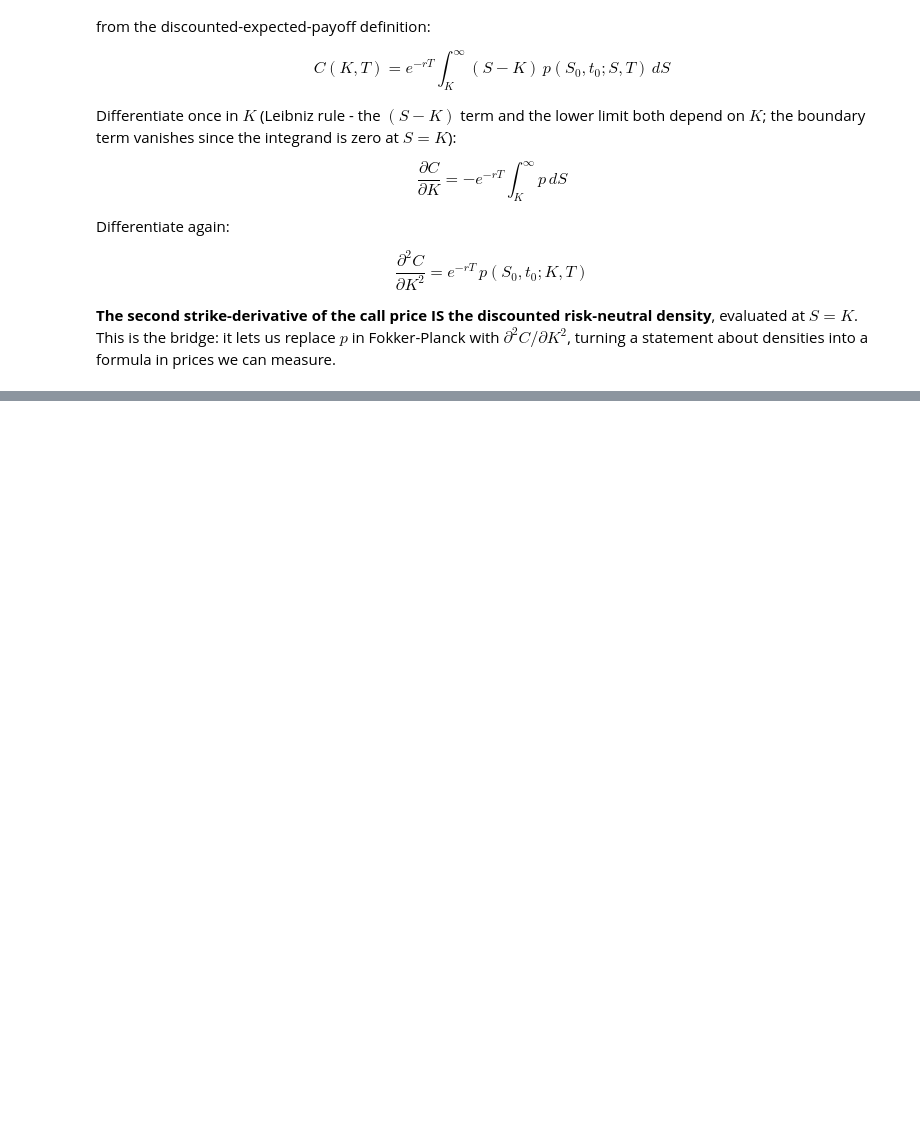
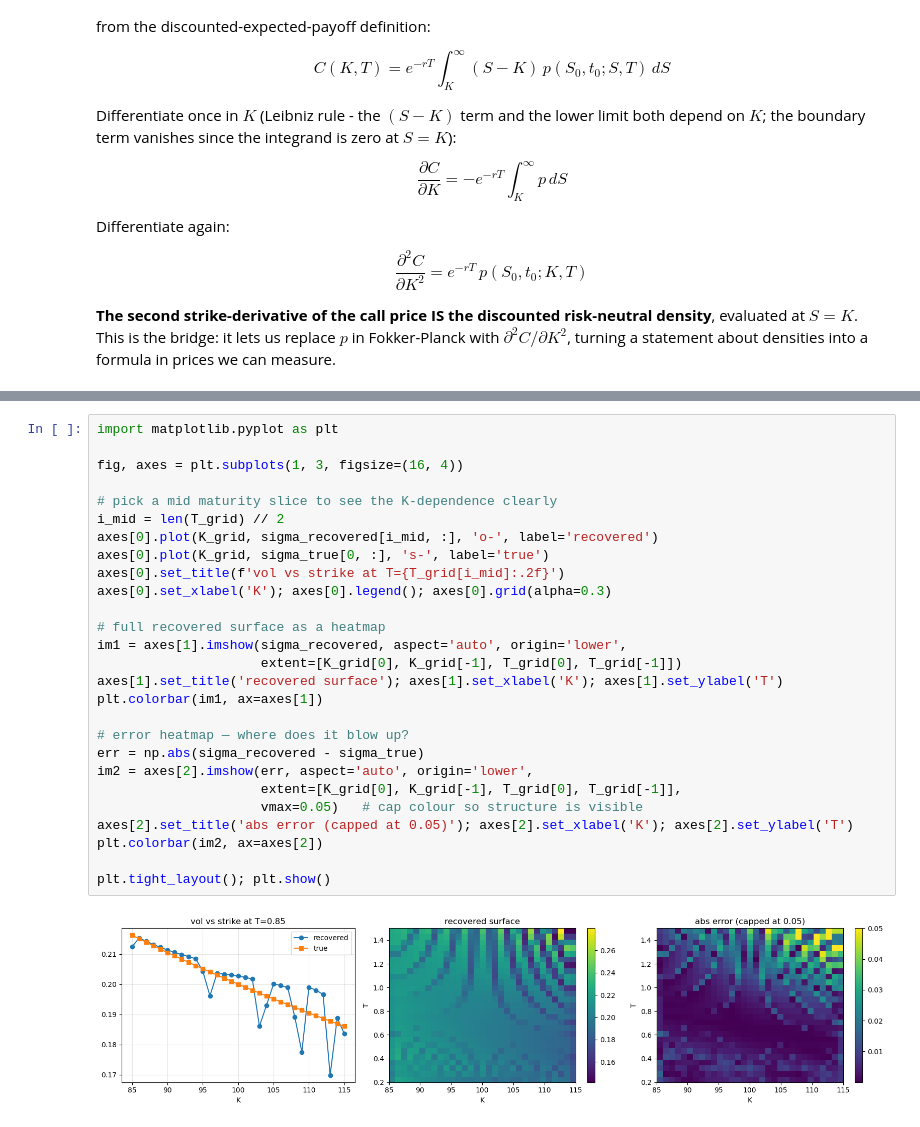
Before and after one commit to Kunvuthi/quant-project, a Jupyter notebook: notebooks/07_dupire.ipynb, the cells around one changed output, grey strips where cells are left out. Cells and saved outputs as stored; diff of their text form; blank space fills up the shorter version.

```diff
--- a/notebooks/07_dupire.ipynb
+++ b/notebooks/07_dupire.ipynb
@@ -180,0 +292,29 @@ interior only: mean 0.2000, std 0.0005, min 0.1958, max 0.2020
+# %%
+import matplotlib.pyplot as plt
+
+fig, axes = plt.subplots(1, 3, figsize=(16, 4))
+
+# pick a mid maturity slice to see the K-dependence clearly
+i_mid = len(T_grid) // 2
+axes[0].plot(K_grid, sigma_recovered[i_mid, :], 'o-', label='recovered')
+axes[0].plot(K_grid, sigma_true[0, :], 's-', label='true')
+axes[0].set_title(f'vol vs strike at T={T_grid[i_mid]:.2f}')
+axes[0].set_xlabel('K'); axes[0].legend(); axes[0].grid(alpha=0.3)
+
+# full recovered surface as a heatmap
+im1 = axes[1].imshow(sigma_recovered, aspect='auto', origin='lower',
+                     extent=[K_grid[0], K_grid[-1], T_grid[0], T_grid[-1]])
+axes[1].set_title('recovered surface'); axes[1].set_xlabel('K'); axes[1].set_ylabel('T')
+plt.colorbar(im1, ax=axes[1])
+
+# error heatmap — where does it blow up?
+err = np.abs(sigma_recovered - sigma_true)
+im2 = axes[2].imshow(err, aspect='auto', origin='lower',
+                     extent=[K_grid[0], K_grid[-1], T_grid[0], T_grid[-1]],
+                     vmax=0.05)   # cap colour so structure is visible
+axes[2].set_title('abs error (capped at 0.05)'); axes[2].set_xlabel('K'); axes[2].set_ylabel('T')
+plt.colorbar(im2, ax=axes[2])
+
+plt.tight_layout(); plt.show()
+# %% [output]
+[figure, added]
```
Also changed, not shown: parts of 10 cells of this notebook, 1 other file.
